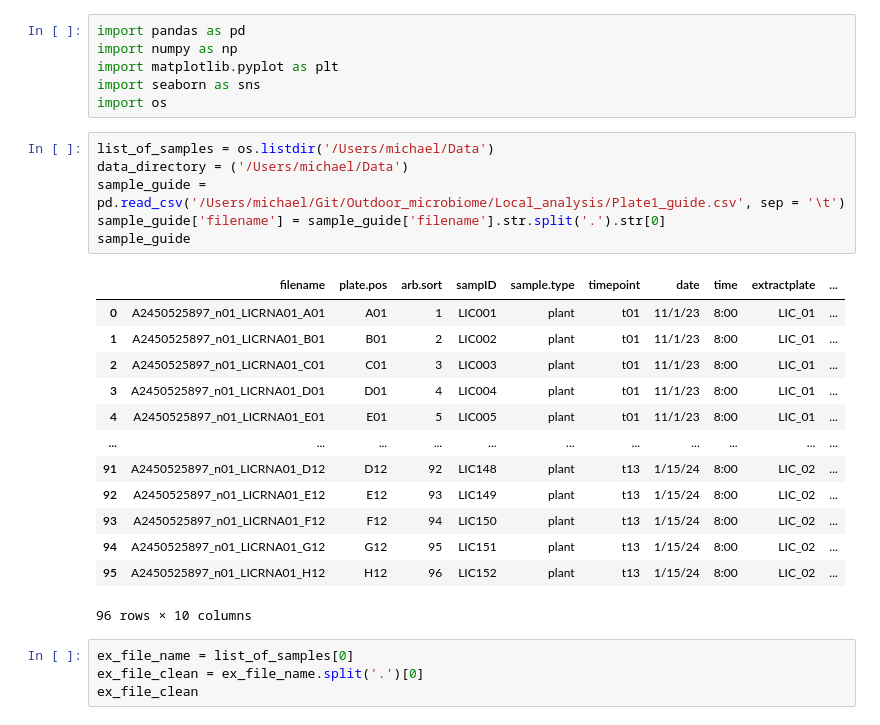
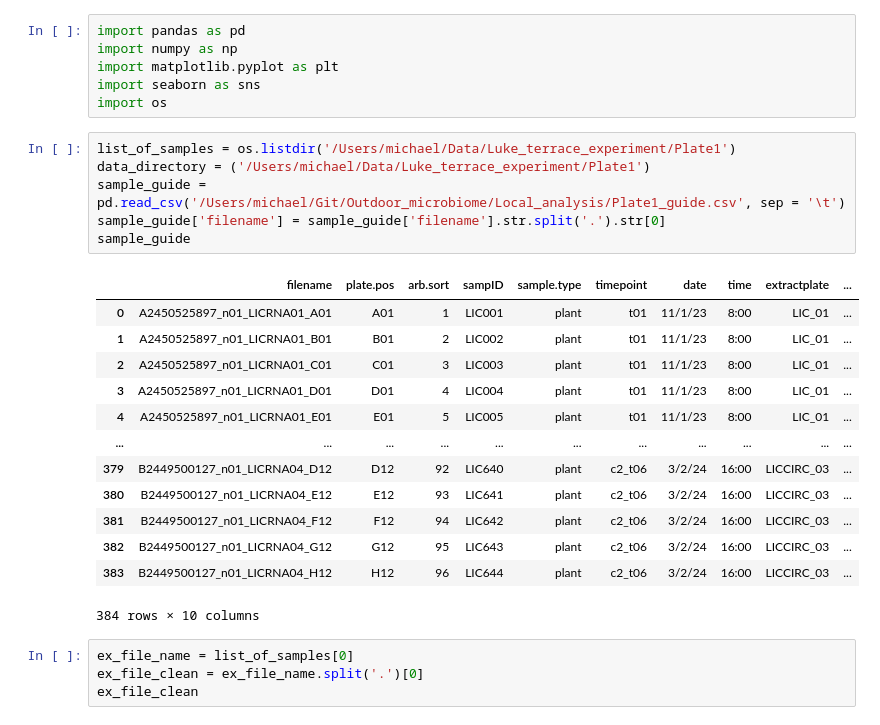
Before and after one commit to mikepassal/Outdoor_microbiome, a Jupyter notebook: Local_analysis/Plate_1_prelim.ipynb, the cells around one changed output. Drawn from its saved outputs; the diff is of its cells as text.

```diff
--- a/Local_analysis/Plate_1_prelim.ipynb
+++ b/Local_analysis/Plate_1_prelim.ipynb
@@ -5,25 +5,25 @@ import matplotlib.pyplot as plt
 import seaborn as sns
 import os
 # %%
-list_of_samples = os.listdir('/Users/michael/Data')
-data_directory = ('/Users/michael/Data')
+list_of_samples = os.listdir('/Users/michael/Data/Luke_terrace_experiment/Plate1')
+data_directory = ('/Users/michael/Data/Luke_terrace_experiment/Plate1')
 sample_guide = pd.read_csv('/Users/michael/Git/Outdoor_microbiome/Local_analysis/Plate1_guide.csv', sep = '\t')
 sample_guide['filename'] = sample_guide['filename'].str.split('.').str[0]
 sample_guide
 # %% [output]
 |  | filename | plate.pos | arb.sort | sampID | sample.type | timepoint | date | time | extractplate | ... |
 | 0 | A2450525897_n01_LICRNA01_A01 | A01 | 1 | LIC001 | plant | t01 | 11/1/23 | 8:00 | LIC_01 | ... |
 | 1 | A2450525897_n01_LICRNA01_B01 | B01 | 2 | LIC002 | plant | t01 | 11/1/23 | 8:00 | LIC_01 | ... |
 | 2 | A2450525897_n01_LICRNA01_C01 | C01 | 3 | LIC003 | plant | t01 | 11/1/23 | 8:00 | LIC_01 | ... |
 | 3 | A2450525897_n01_LICRNA01_D01 | D01 | 4 | LIC004 | plant | t01 | 11/1/23 | 8:00 | LIC_01 | ... |
 | 4 | A2450525897_n01_LICRNA01_E01 | E01 | 5 | LIC005 | plant | t01 | 11/1/23 | 8:00 | LIC_01 | ... |
 | ... | ... | ... | ... | ... | ... | ... | ... | ... | ... | ... |
-| 91 | A2450525897_n01_LICRNA01_D12 | D12 | 92 | LIC148 | plant | t13 | 1/15/24 | 8:00 | LIC_02 | ... |
-| 92 | A2450525897_n01_LICRNA01_E12 | E12 | 93 | LIC149 | plant | t13 | 1/15/24 | 8:00 | LIC_02 | ... |
-| 93 | A2450525897_n01_LICRNA01_F12 | F12 | 94 | LIC150 | plant | t13 | 1/15/24 | 8:00 | LIC_02 | ... |
-| 94 | A2450525897_n01_LICRNA01_G12 | G12 | 95 | LIC151 | plant | t13 | 1/15/24 | 8:00 | LIC_02 | ... |
-| 95 | A2450525897_n01_LICRNA01_H12 | H12 | 96 | LIC152 | plant | t13 | 1/15/24 | 8:00 | LIC_02 | ... |
+| 379 | B2449500127_n01_LICRNA04_D12 | D12 | 92 | LIC640 | plant | c2_t06 | 3/2/24 | 16:00 | LICCIRC_03 | ... |
+| 380 | B2449500127_n01_LICRNA04_E12 | E12 | 93 | LIC641 | plant | c2_t06 | 3/2/24 | 16:00 | LICCIRC_03 | ... |
+| 381 | B2449500127_n01_LICRNA04_F12 | F12 | 94 | LIC642 | plant | c2_t06 | 3/2/24 | 16:00 | LICCIRC_03 | ... |
+| 382 | B2449500127_n01_LICRNA04_G12 | G12 | 95 | LIC643 | plant | c2_t06 | 3/2/24 | 16:00 | LICCIRC_03 | ... |
+| 383 | B2449500127_n01_LICRNA04_H12 | H12 | 96 | LIC644 | plant | c2_t06 | 3/2/24 | 16:00 | LICCIRC_03 | ... |
-96 rows × 10 columns
+384 rows × 10 columns
 # %%
 ex_file_name = list_of_samples[0]
 ex_file_clean = ex_file_name.split('.')[0]
```
Also changed, not shown: parts of 25 cells of this notebook, 7 other files.
